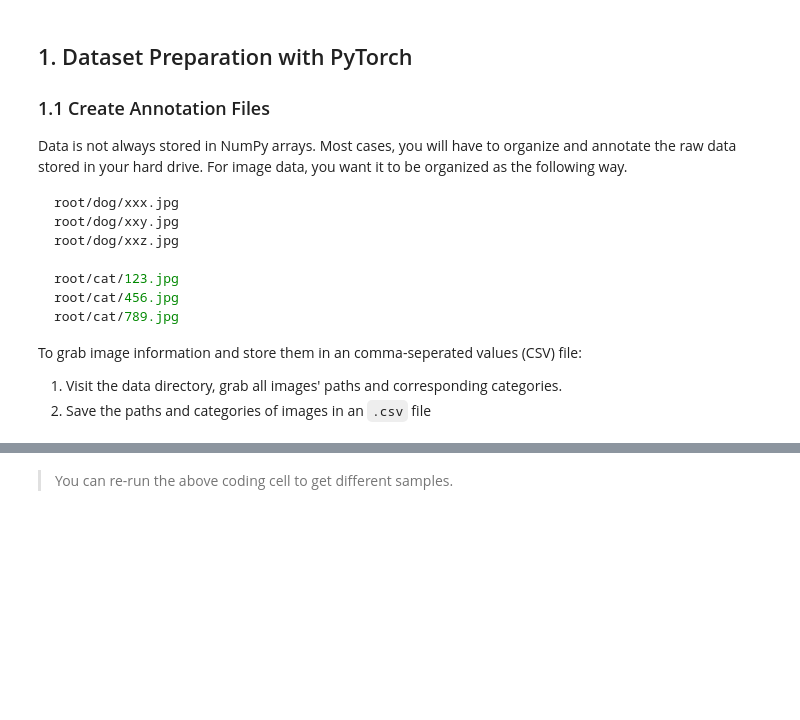
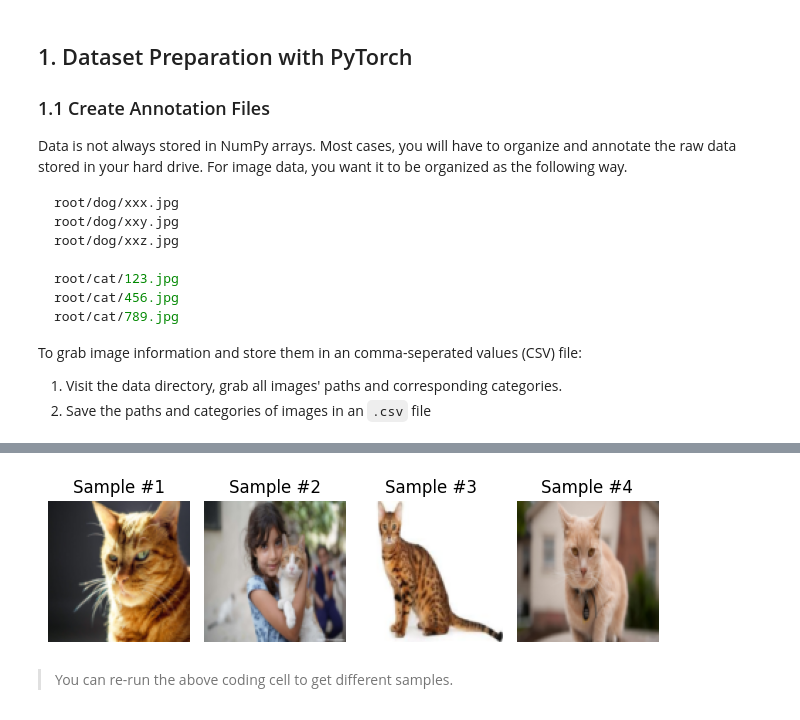
Before and after one commit to linzhangUCA/3321tpl-cat_vs_dog-n11, a Jupyter notebook: logistic_regression.ipynb, the cells around one changed output, grey strips where cells are left out. Drawn from its saved outputs; the diff is of its cells as text; code cells hidden in the pictures; blank space fills up the shorter version.

Commit message:
update data loading

```diff
--- a/logistic_regression.ipynb
+++ b/logistic_regression.ipynb
@@ -131,0 +85,84 @@ for i in range(4):
+# %%
+import torch
+from torchvision.io import decode_image
+from torchvision.transforms.v2 import Resize
+from torch.utils.data import Dataset, DataLoader
+import matplotlib.pyplot as plt
+# import cv2 as cv
+import numpy as np
+
+
+class CatDogDataset(Dataset):
+    def __init__(self, annotations_file):
+        self.imgs_info = pd.read_csv(annotations_file, header=None)
+
+    def __len__(self):
+        return len(self.imgs_info)
+
+    def __getitem__(self, idx):
+        img_path = self.imgs_info.iloc[idx, 0]
+        raw_img = decode_image(img_path)
+        # resize image to (100, 100)
+        image = Resize((100, 100))(raw_img)
+        category = 1. if self.imgs_info.iloc[idx, 1] == 'dog' else 0.
+        sample = {'image': image, 'category': category}
+
+        return sample
+
+
+# Sample a few images
+dataset_train = CatDogDataset(annotations_file='annotations_train.csv')
+for i in range(4):
+    sample = dataset_train[i]
+    image = sample
+    print(i, image.shape)
+
+# Visualize a few images
+fig, axs = plt.subplots(1, 4)
+for i in range(4):
+    sample = dataset_train[i]
+    image = sample
+    axs[i] = plt.subplot(1, 4, i + 1)
+    axs[i].set_title(f'Sample #{i+1}')
+    axs[i].axis('off')
+    axs[i].imshow(np.transpose(image, (1, 2, 0)))  # image is already in (H, W, C) format
+    # axs[i].imshow(image(1, 2, 0))  # convert from (C, H, W) to (H, W, C)
+    plt.tight_layout()
+
+
+    # def __getitem__(self, idx):
+    #     if torch.is_tensor(idx):
+    #         idx = idx.tolist()
+    #     img_path = self.imgs_info.iloc[idx, 0]
+    #     image_raw = cv.imread(img_path)
+    #     image_rgb = cv.cvtColor(image_raw, cv.COLOR_BGR2RGB)
+    #     image = cv.resize(image_rgb, (100, 100))
+    #     category = 1. if self.imgs_info.iloc[idx, 1] == 'dog' else 0.
+    #     sample = {'image': image, 'category': category}
+    #     return sample
+
+# Loop training dataset
+# dataset_train = CatDogDataset(annotations_file='annotations_train.csv')
+# for i, sample in enumerate(dataset_train):
+#     image = sample['image']
+#     category = sample['category']
+#     if not i%100:
+#         print(i, image.shape, category)
+# print(i, image.shape, category)
+
+# dataset_test = CatDogDataset(annotations_file='annotations_test.csv')
+
+# # Create shuffled data loader
+# dataloader_train = DataLoader(dataset_train, batch_size=1000, shuffle=True)
+# dataloader_test = DataLoader(dataset_test, batch_size=1000, shuffle=True)
+# samples = next(iter(dataloader_train))
+# fig, axs = plt.subplots(1, 4)
+# for i in range(4):
+#     image = samples['image'][i]
+#     category = samples['category'][i]
+#     axs[i] = plt.subplot(1, 4, i + 1)
+#     axs[i].set_title(f'Sample #{i+1}: {category}')
+#     axs[i].axis('off')
+#     axs[i].imshow(image)
+#     plt.tight_layout()
+# %% [output]
@@ -132,3 +173,4 @@ for i in range(4):
+[figure, added]
 # %% [markdown]
 > You can re-run the above coding cell to get different samples.
 # %% [markdown]
```
Also changed, not shown: parts of 5 cells of this notebook.
